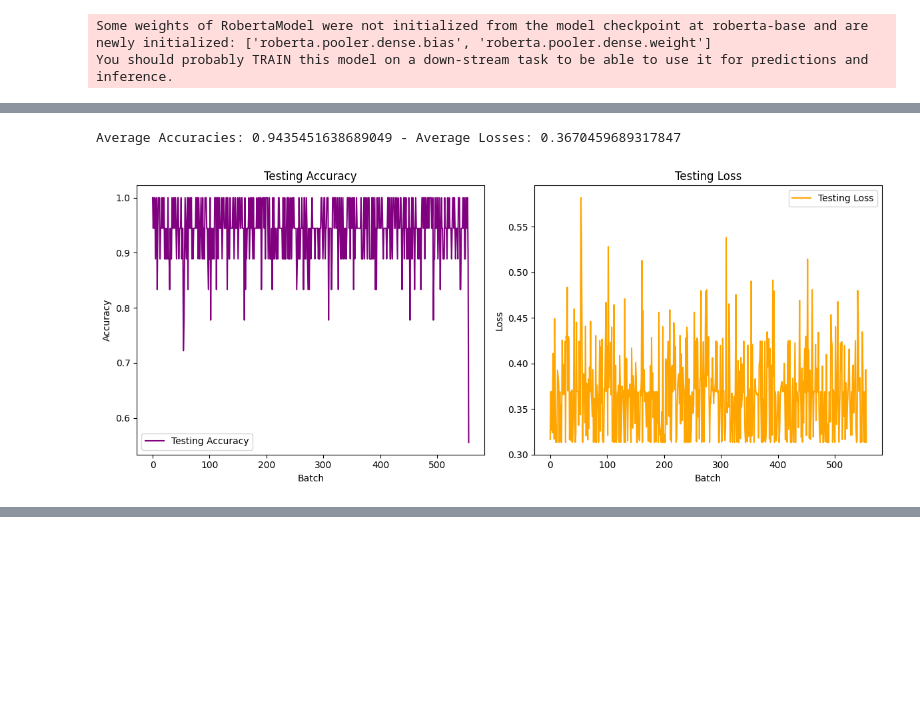
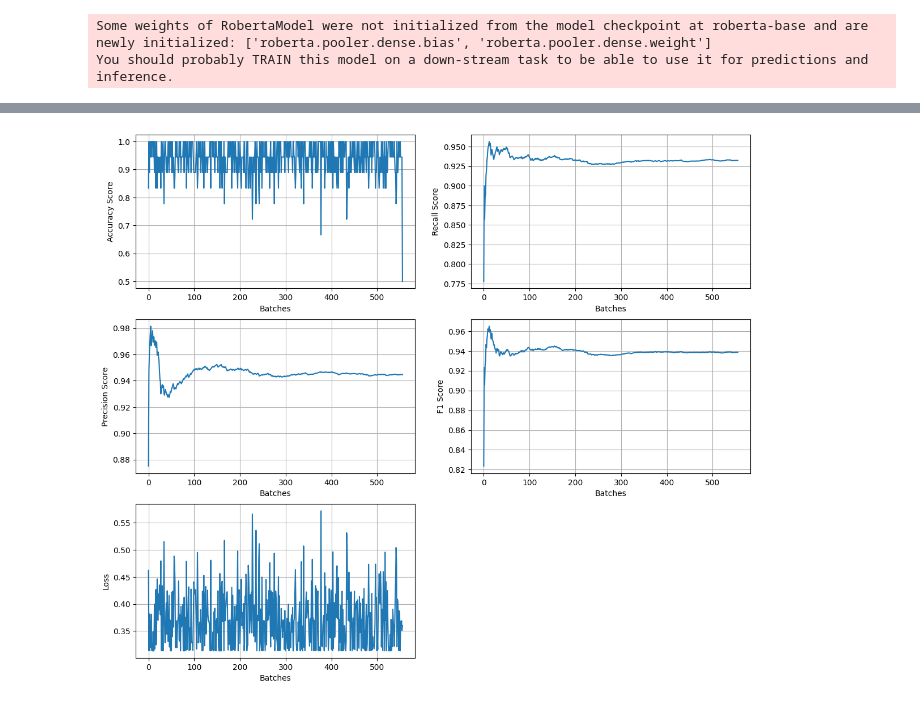
Before and after one commit to MarcDagher/RoBERTa_GRU_Sentiment_Analysis, a Jupyter notebook: Model Training/RoBERTa_GRU.ipynb, the cells around one changed output, grey strips where cells are left out. Cells and saved outputs as stored; diff of their text form; code cells hidden in the pictures; blank space fills up the shorter version.

```diff
--- a/Model Training/RoBERTa_GRU.ipynb
+++ b/Model Training/RoBERTa_GRU.ipynb
@@ -218,10 +277,21 @@ plt.show()
 # %%
 # Evaluate model on testing data
-model.eval()
+from torcheval.metrics import BinaryF1Score, BinaryPrecision, BinaryRecall
+
+f1 = BinaryF1Score()
+precision = BinaryPrecision()
+recall = BinaryRecall()
+
 testing_accuracies = []
 testing_losses=[]
+f1_history = []
+precision_history = []
+recall_history = []
+
 num_steps=0
 nb_tr_examples=0
+
+model.eval()
 
 with torch.no_grad():
   for index, data in enumerate(testing_loader):
@@ -240,13 +310,22 @@ with torch.no_grad():
 
     # Calculate testing accuracy
     big_val, big_idx = torch.max(outputs.data, dim=1)
-    testing_accuracies.append(calcuate_accuracy(big_idx, targets))
+    testing_accuracies.append(calculate_accuracy(big_idx, targets))
 
+    # F1 Score - Precision - Recall
+    f1_score = calculate_metric(metric=f1, y_pred=big_idx, y_true=targets)
+    precision_score = calculate_metric(metric=precision, y_pred=big_idx, y_true=targets)
+    recall_score = calculate_metric(metric=recall, y_pred=big_idx, y_true=targets)
+
+    f1_history.append(f1_score)
+    precision_history.append(precision_score)
+    recall_history.append(recall_score)
+
+    # Metrics per batch
     num_steps += 1
     nb_tr_examples += targets.size(0)
 
-    # Metrics per batch
     testing_loss_step = sum(testing_losses) / num_steps
     testing_accu_step = sum(testing_accuracies) / nb_tr_examples
-    print(f"Epoch {i} => batch {index} => Testing Loss: {testing_loss_step} - Testing Accuracy: {testing_accu_step}")
+    print(f"Batch {index} => loss: {testing_loss_step:.3f} - accuracy: {testing_accu_step:.3f}, recall: {recall_score:.3f} - precision: {precision_score:.3f} - f1_score: {f1_score:.3f}")
 # %% [output]
@@ -270,34 +349,15 @@ Epoch 0 => batch 555 => Testing Loss: 0.3670459689317847 - Testing Accuracy: 0.9
-# %%
-import matplotlib.pyplot as plt
-import numpy as np
-
-
-# Create a figure with 1 row and 2 columns of subplots
-fig, axs = plt.subplots(1, 2, figsize=(12, 5))
-test_accuracies = [acc/18 for acc in testing_accuracies]
-
-# Print average results
-print(f"Average Accuracies: {np.mean(test_accuracies)} - Average Losses: {np.mean(testing_losses)}\n")
-
-# Plot testing accuracies
-axs[0].plot(test_accuracies, label='Testing Accuracy', color="purple")
-axs[0].set_title('Testing Accuracy')
-axs[0].set_xlabel('Batch')
-axs[0].set_ylabel('Accuracy')
-axs[0].legend()
-
-# Plot testing losses
-axs[1].plot(testing_losses, label='Testing Loss', color='orange')
-axs[1].set_title('Testing Loss')
-axs[1].set_xlabel('Batch')
-axs[1].set_ylabel('Loss')
-axs[1].legend()
-
-# Adjust layout
-plt.tight_layout()
-
-# Display the plots
-plt.show()
-# %% [output]
-Average Accuracies: 0.9435451638689049 - Average Losses: 0.3670459689317847
-[figure, removed]
+# %%
+# Create a figure with 1 row and 2 columns of subplots
+fig, (ax1, ax2, ax3) = plt.subplots(3,2, figsize=(14, 12))
+test_accuracies = [acc/18 for acc in testing_accuracies]
+
+# Print average results
+print(f"Accuracy: {np.mean(test_accuracies):.3f} - Loss: {np.mean(testing_losses):.3f} -  Recall: {np.mean(recall_history):.3f} - Precision: {np.mean(precision_history):.3f} - F1: {np.mean(f1_history):.3f}\n")
+
+add_subplot(axis=ax1[0], metric_history=test_accuracies, title="Accuracy Score")
+add_subplot(axis=ax1[1], metric_history=recall_history, title="Recall Score")
+add_subplot(axis=ax2[0], metric_history=precision_history, title="Precision Score")
+add_subplot(axis=ax2[1], metric_history=f1_history, title="F1 Score")
+add_subplot(axis=ax3[0], metric_history=testing_losses, title="Loss")
+fig.delaxes(ax3[1])
+# %% [output]
@@ -304 +365,2 @@ Average Accuracies: 0.9435451638689049 - Average Losses: 0.3670459689317847
+[figure, added]
 # %%
```
Also changed, not shown: parts of 11 cells of this notebook, 4 other files.
